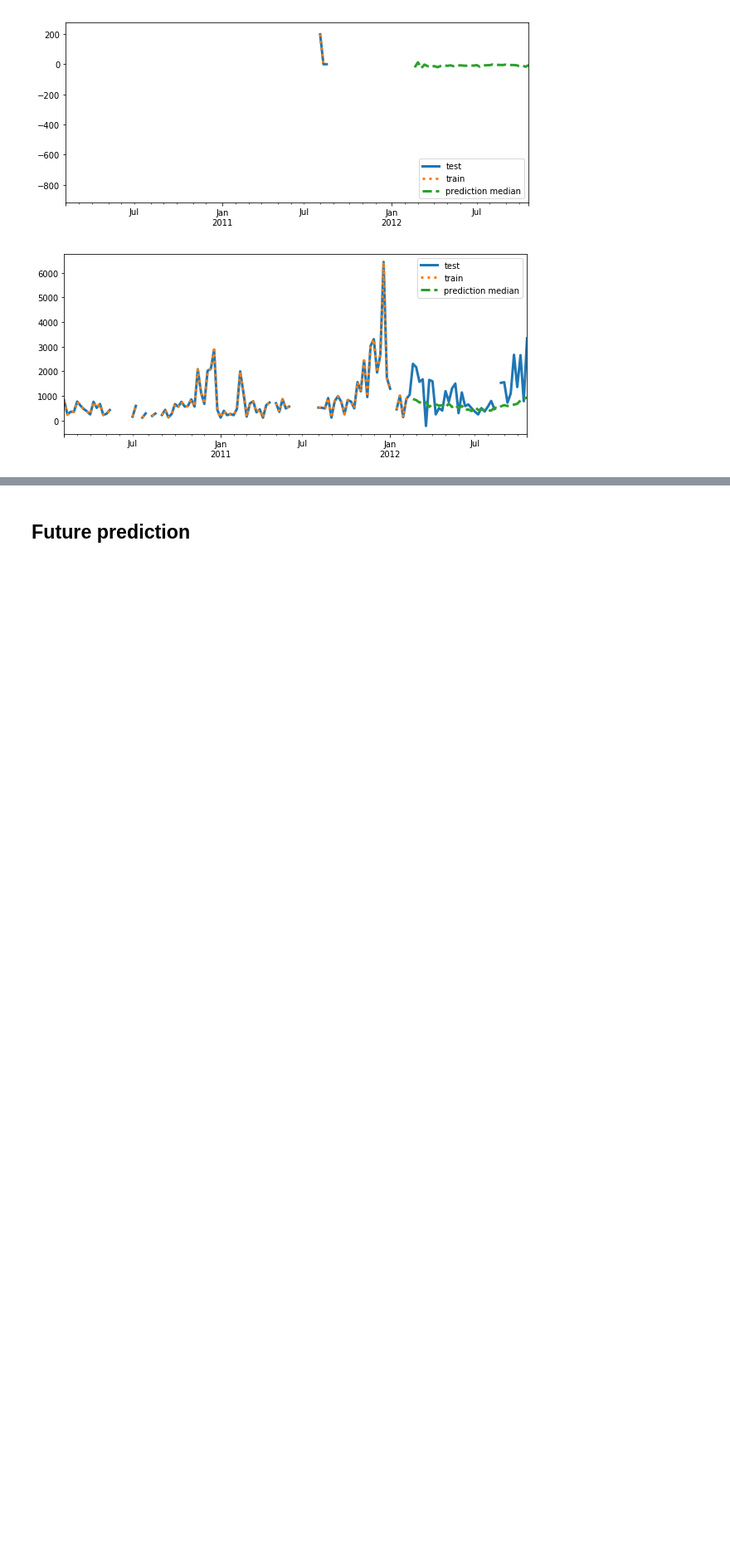
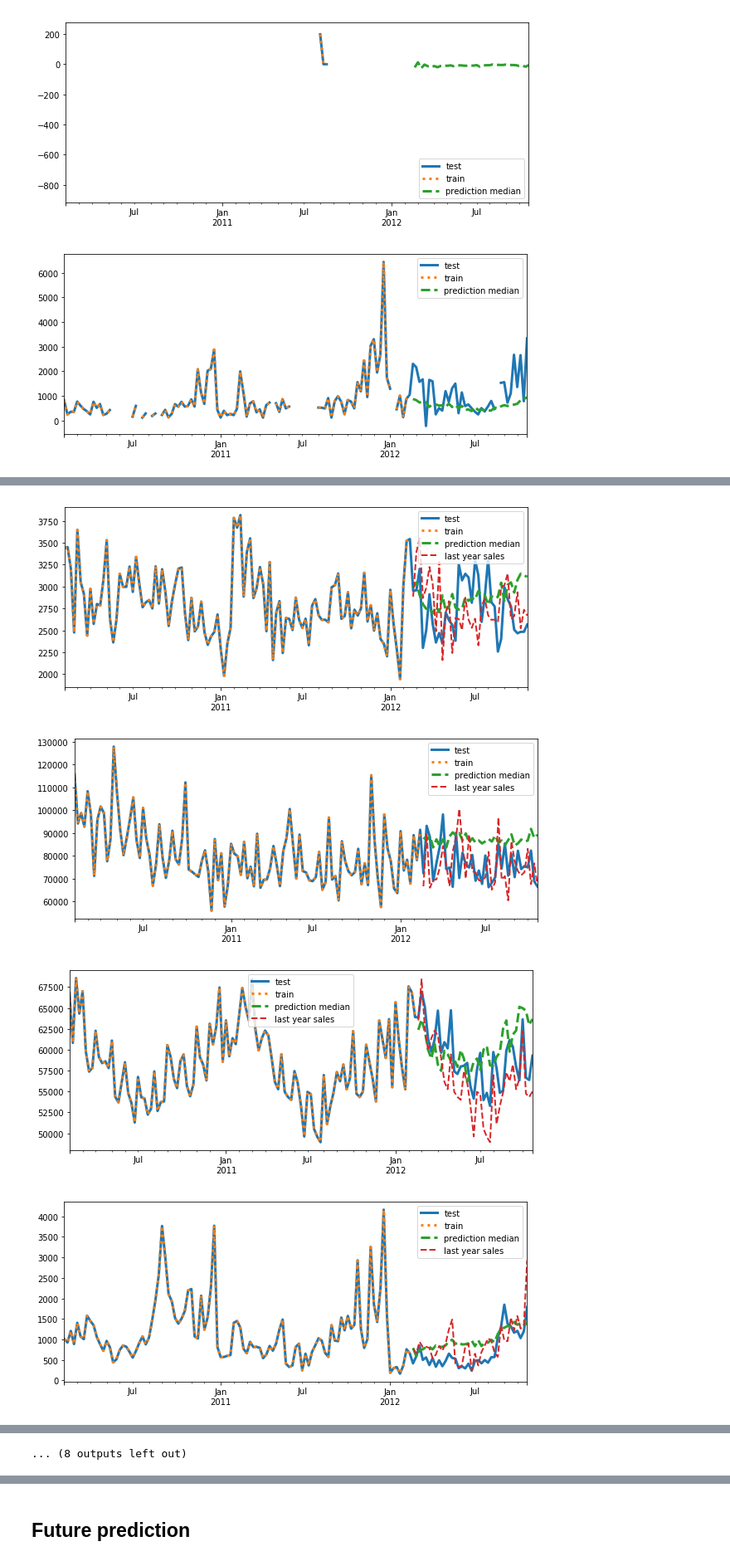
Before and after one commit to Corentin-M/Sales_forecasting, a Jupyter notebook: DeepAR_Dynamic_feat_total.ipynb, the cells around one changed output, grey strips where cells are left out. Shown at 83% size. Drawn from its saved outputs; the diff is of its cells as text; code cells hidden in the pictures; blank space fills up the shorter version.

```diff
--- a/DeepAR_Dynamic_feat_total.ipynb
+++ b/DeepAR_Dynamic_feat_total.ipynb
@@ -744,0 +787,42 @@ display_quantiles(prediction_list, target_ts)
+# %%
+# Create time series for all store and departments
+freq='W-FRI' # weekly recordings
+
+# make time series
+ly_time_series = make_last_year_time_series(train_df, freq=freq)
+#ly_time_series
+# %%
+# display train/test time series and prediction median
+
+for time_series_idx in range(35,55):
+    plt.figure(figsize=(10,4))
+
+    # test data is the whole time series
+    time_series[time_series_idx][:-2].plot(label='test', lw=3)
+
+    # train data is all but the last prediction pts
+    time_series_training[time_series_idx][:-2].plot(label='train', ls=':', lw=3)
+
+    # prediction median is predication for quantile 0.5
+    pred = prediction_list[time_series_idx]['0.5']
+    # we want our 36 forecasted weeks , 2 last values being store and department number
+    pred.index = time_series[time_series_idx][-38:-2].index
+    pred.plot(label='prediction median', ls="--", lw=3)
+
+    ly = ly_time_series[time_series_idx][:-2]
+    if len(ly.index) == len(pred.index):
+        ly.index = pred.index
+        ly.plot(label='last year sales', ls="--", lw=2)
+
+    #ly_time_series.reindex(time_series.index, copy=False)
+    #ly_time_series.reset_index()
+    #print(ly_time_list)
+    #ly_time_series[time_series_idx][:-2].plot(label='last year', lw=1)
+
+    plt.legend()
+    plt.show()
+# %% [output]
+[figure, added]
+[figure, added]
+[figure, added]
+[figure, added]
@@ -744,0 +837 @@ display_quantiles(prediction_list, target_ts)
+... (8 outputs left out)
```
Also changed, not shown: parts of 7 cells of this notebook.
